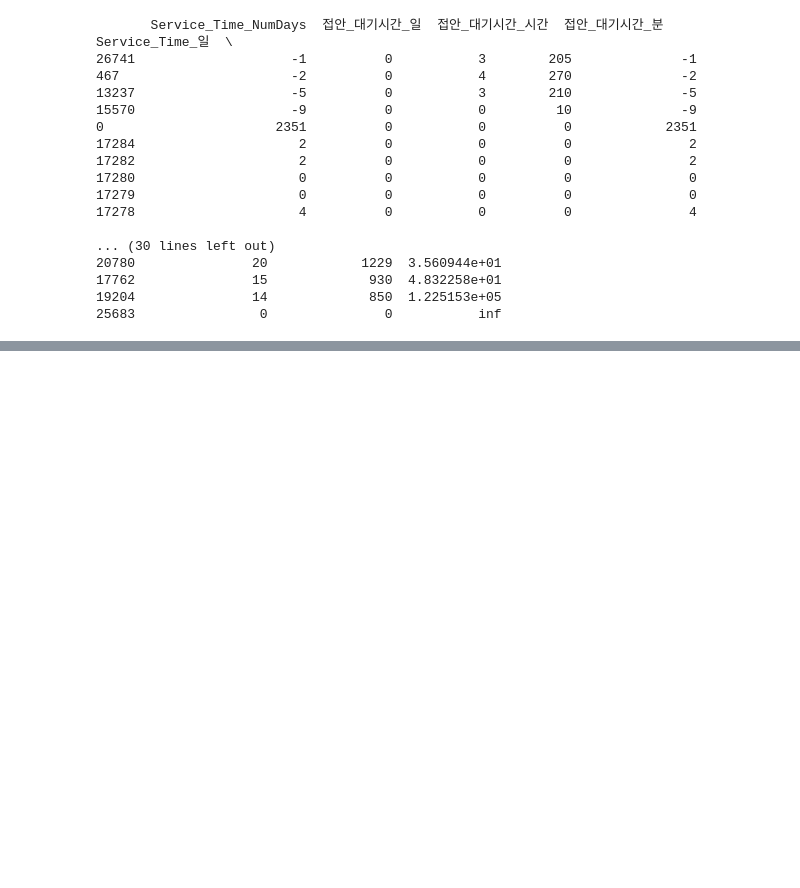
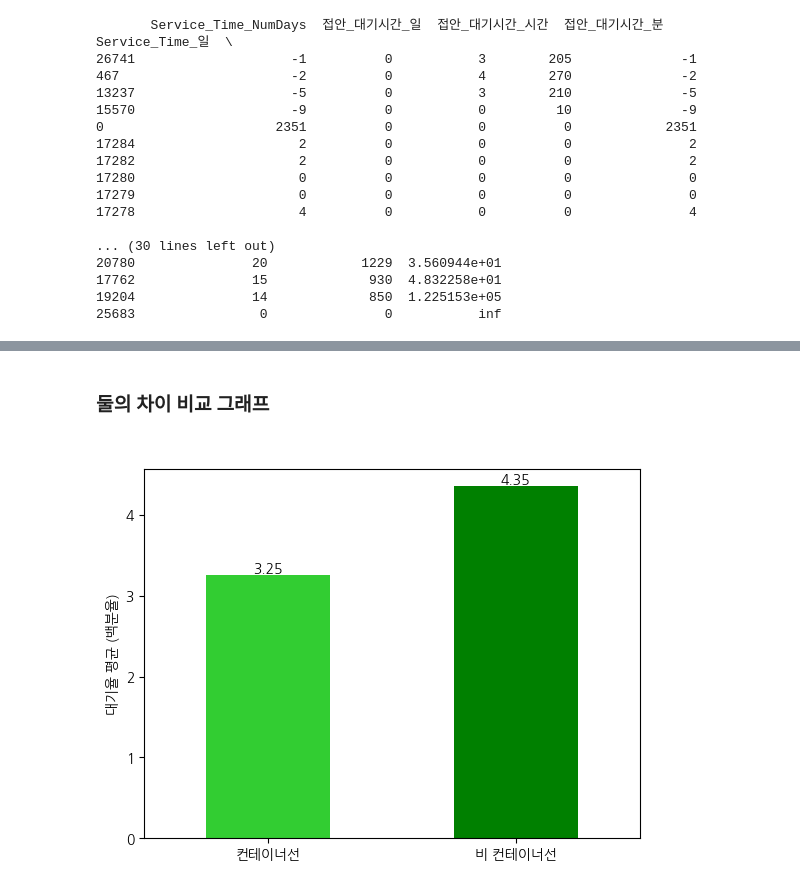
Before and after one commit to GyudongHan/Project_1, a Jupyter notebook: 프로젝트 3/Visualize.ipynb, the cells around one changed output, grey strips where cells are left out. Saved outputs shown, nothing was run; the diff lists cells and outputs as text; code cells hidden in the pictures; blank space fills up the shorter version.

```diff
--- a/프로젝트 3/Visualize.ipynb
+++ b/프로젝트 3/Visualize.ipynb
@@ -223,0 +528,2 @@ plt.show()
+# %%
+Cont = fil_concat[fil_concat['선박용도'].isin(['B', 'P'])]['대기율'].mean()*100
@@ -223,0 +532,26 @@ plt.show()
+# %%
+Non_Cont = fil_concat[~fil_concat['선박용도'].isin(['B', 'P'])]['대기율'].mean()*100
+# %% [markdown]
+### 둘의 차이 비교 그래프
+# %%
+# 막대 그래프 생성
+categories = ['컨테이너선', '비 컨테이너선']
+values = [Cont, Non_Cont]
+
+fig, ax = plt.subplots()
+bars = ax.bar(categories, values, width=0.5, color=['limegreen', 'green'])
+
+# 각 막대 수치 표시
+for bar in bars:
+    yval = bar.get_height()
+    plt.text(bar.get_x() + bar.get_width()/2, yval, round(yval, 2), va='bottom', ha='center', color='black', fontsize=10)
+
+# 그래프 제목과 레이블 설정
+ax.set_title(' ')
+ax.set_ylabel('대기율 평균 (백분율)')
+ax.set_xlim(-0.5, 1.5)
+
+# 그래프 표시
+plt.show()
+# %% [output]
+[figure, added]
```
Also changed, not shown: parts of 38 cells of this notebook, 1 other file.
